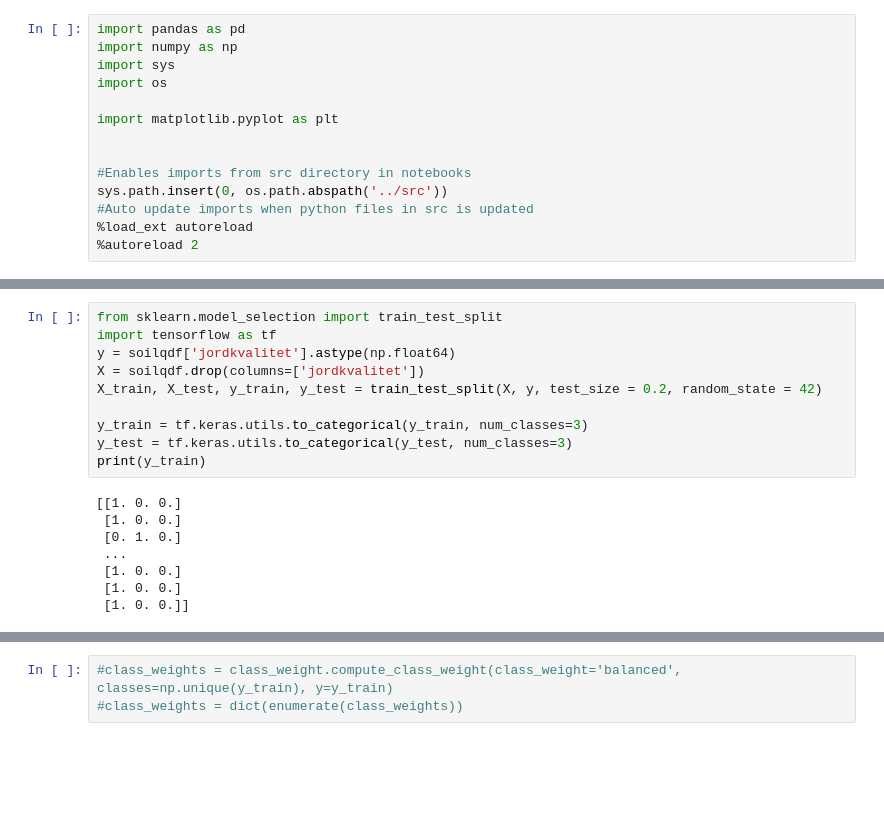
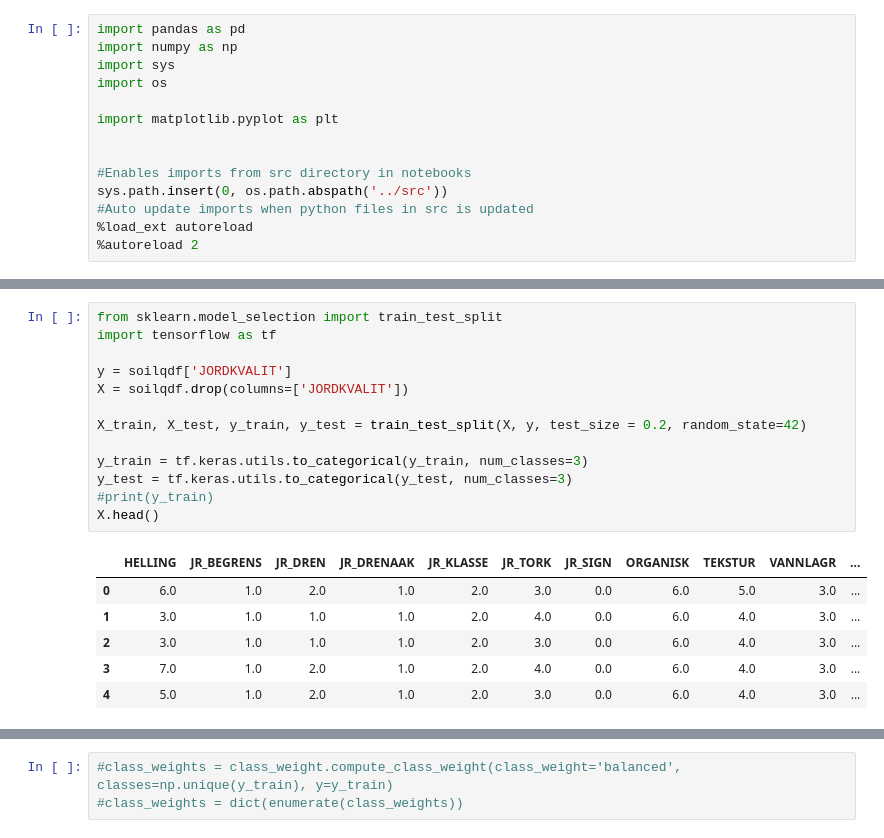
Before and after one commit to Ilumenar/kornmo-master-thesis, a Jupyter notebook: notebooks/soil_qual_classification.ipynb, the cells around one changed output, grey strips where cells are left out. Cells and saved outputs as stored; diff of their text form; blank space fills up the shorter version.

```diff
--- a/notebooks/soil_qual_classification.ipynb
+++ b/notebooks/soil_qual_classification.ipynb
@@ -58,21 +92,23 @@ plt.show()
 # %%
 from sklearn.model_selection import train_test_split
 import tensorflow as tf
-y = soilqdf['jordkvalitet'].astype(np.float64)
-X = soilqdf.drop(columns=['jordkvalitet'])
-X_train, X_test, y_train, y_test = train_test_split(X, y, test_size = 0.2, random_state = 42)
+
+y = soilqdf['JORDKVALIT']
+X = soilqdf.drop(columns=['JORDKVALIT'])
+
+X_train, X_test, y_train, y_test = train_test_split(X, y, test_size = 0.2, random_state=42)
 
 y_train = tf.keras.utils.to_categorical(y_train, num_classes=3)
 y_test = tf.keras.utils.to_categorical(y_test, num_classes=3)
-print(y_train)
+#print(y_train)
+X.head()
 # %% [output]
-[[1. 0. 0.]
- [1. 0. 0.]
- [0. 1. 0.]
- ...
- [1. 0. 0.]
- [1. 0. 0.]
- [1. 0. 0.]]
+|  | HELLING | JR_BEGRENS | JR_DREN | JR_DRENAAK | JR_KLASSE | JR_TORK | JR_SIGN | ORGANISK | TEKSTUR | VANNLAGR | ... |
+| 0 | 6.0 | 1.0 | 2.0 | 1.0 | 2.0 | 3.0 | 0.0 | 6.0 | 5.0 | 3.0 | ... |
+| 1 | 3.0 | 1.0 | 1.0 | 1.0 | 2.0 | 4.0 | 0.0 | 6.0 | 4.0 | 3.0 | ... |
+| 2 | 3.0 | 1.0 | 1.0 | 1.0 | 2.0 | 3.0 | 0.0 | 6.0 | 4.0 | 3.0 | ... |
+| 3 | 7.0 | 1.0 | 2.0 | 1.0 | 2.0 | 4.0 | 0.0 | 6.0 | 4.0 | 3.0 | ... |
+| 4 | 5.0 | 1.0 | 2.0 | 1.0 | 2.0 | 3.0 | 0.0 | 6.0 | 4.0 | 3.0 | ... |
 # %%
 from sklearn.preprocessing import StandardScaler
 sc = StandardScaler().fit(X_train)
```
Also changed, not shown: parts of 12 cells of this notebook, 8 other files.
